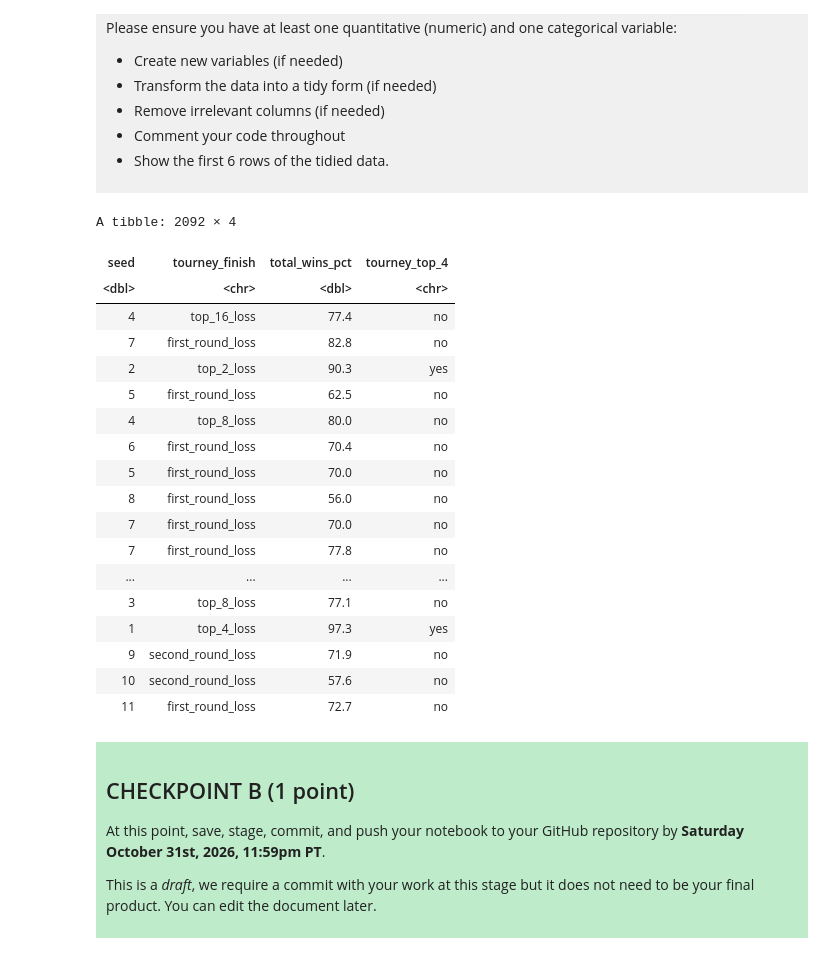
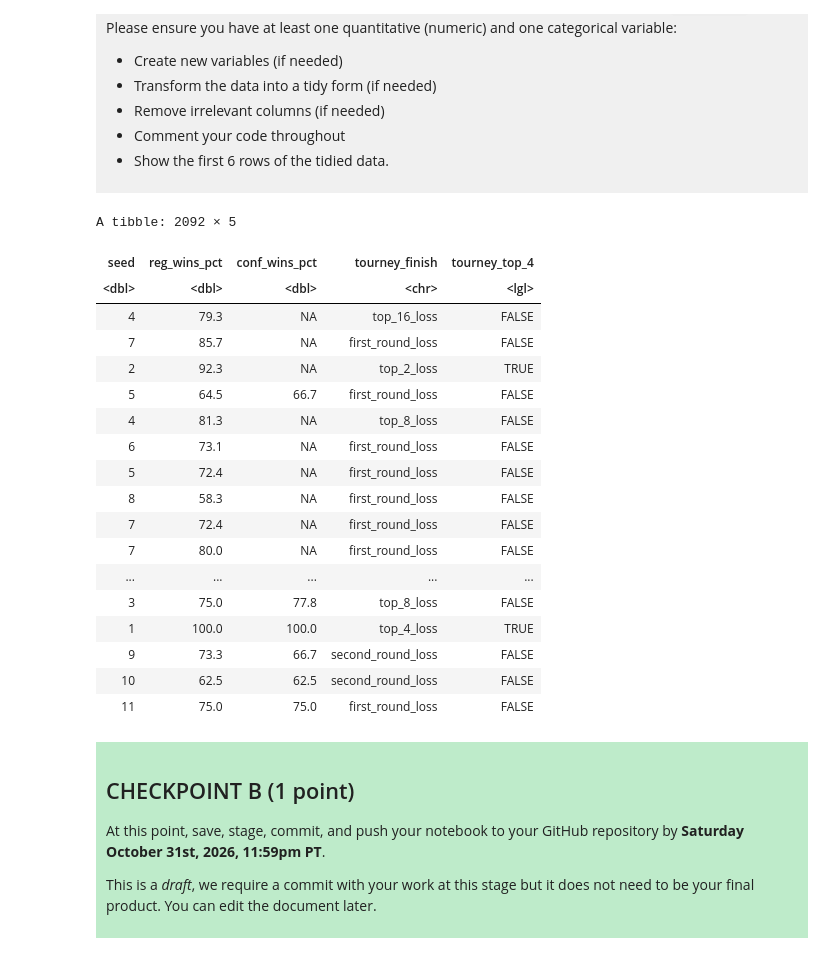
Before and after one commit to catsun3/dsci-100-project-catherine-sun, a Jupyter notebook: dsci-100-project-notebook.ipynb, the cells around one changed output. Cells and saved outputs as stored; diff of their text form; code cells hidden in the pictures.

```diff
--- a/dsci-100-project-notebook.ipynb
+++ b/dsci-100-project-notebook.ipynb
@@ -224,29 +224,29 @@ Produce a tidy data set that could be used to answer your research question usin
 # %%
 top_4 <- c("top_4_loss", "top_2_loss", "champ")
 tourney_tidy <- womens_march_madness|>
-    select(seed, tourney_finish, total_wins_pct)|>
-    mutate(tourney_top_4 = ifelse(tourney_finish %in% top_4, "yes", "no"))
+    select(seed, reg_wins_pct, conf_wins_pct, tourney_finish)|>
+    mutate(tourney_top_4 = tourney_finish %in% top_4)
 tourney_tidy
 # %% [output]
-A tibble: 2092 × 4
+A tibble: 2092 × 5
-| seed | tourney_finish | total_wins_pct | tourney_top_4 |
-| <dbl> | <chr> | <dbl> | <chr> |
-| 4 | top_16_loss | 77.4 | no |
-| 7 | first_round_loss | 82.8 | no |
-| 2 | top_2_loss | 90.3 | yes |
-| 5 | first_round_loss | 62.5 | no |
-| 4 | top_8_loss | 80.0 | no |
-| 6 | first_round_loss | 70.4 | no |
-| 5 | first_round_loss | 70.0 | no |
-| 8 | first_round_loss | 56.0 | no |
-| 7 | first_round_loss | 70.0 | no |
-| 7 | first_round_loss | 77.8 | no |
-| ... | ... | ... | ... |
-| 3 | top_8_loss | 77.1 | no |
-| 1 | top_4_loss | 97.3 | yes |
-| 9 | second_round_loss | 71.9 | no |
-| 10 | second_round_loss | 57.6 | no |
-| 11 | first_round_loss | 72.7 | no |
+| seed | reg_wins_pct | conf_wins_pct | tourney_finish | tourney_top_4 |
+| <dbl> | <dbl> | <dbl> | <chr> | <lgl> |
+| 4 | 79.3 | NA | top_16_loss | FALSE |
+| 7 | 85.7 | NA | first_round_loss | FALSE |
+| 2 | 92.3 | NA | top_2_loss | TRUE |
+| 5 | 64.5 | 66.7 | first_round_loss | FALSE |
+| 4 | 81.3 | NA | top_8_loss | FALSE |
+| 6 | 73.1 | NA | first_round_loss | FALSE |
+| 5 | 72.4 | NA | first_round_loss | FALSE |
+| 8 | 58.3 | NA | first_round_loss | FALSE |
+| 7 | 72.4 | NA | first_round_loss | FALSE |
+| 7 | 80.0 | NA | first_round_loss | FALSE |
+| ... | ... | ... | ... | ... |
+| 3 | 75.0 | 77.8 | top_8_loss | FALSE |
+| 1 | 100.0 | 100.0 | top_4_loss | TRUE |
+| 9 | 73.3 | 66.7 | second_round_loss | FALSE |
+| 10 | 62.5 | 62.5 | second_round_loss | FALSE |
+| 11 | 75.0 | 75.0 | first_round_loss | FALSE |
 # %% [markdown]
 <div style="background-color: #beebca; padding: 10px;">
 
```
Also changed, not shown: parts of 11 cells of this notebook.
